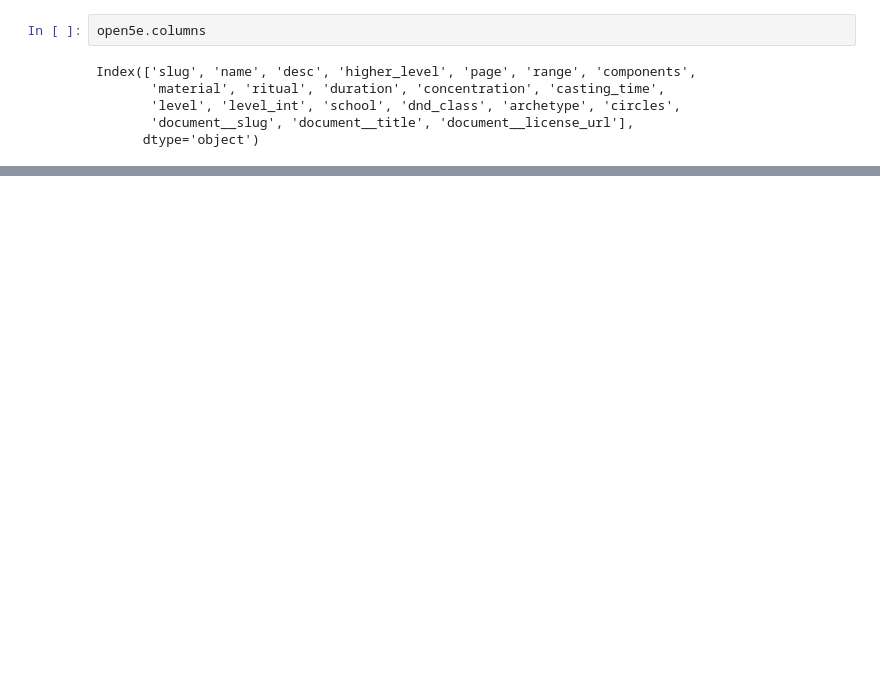
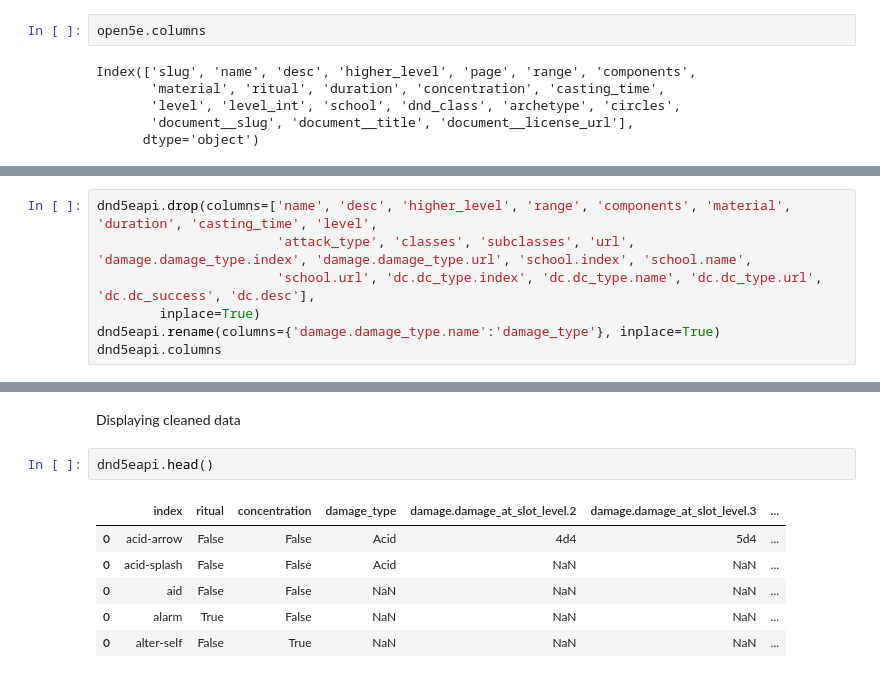
Before and after one commit to AdamSCohen/dnd_analysis, a Jupyter notebook: main.ipynb, the cells around one changed output, grey strips where cells are left out. Saved outputs shown, nothing was run; the diff lists cells and outputs as text; blank space fills up the shorter version.

```diff
--- a/main.ipynb
+++ b/main.ipynb
@@ -99,0 +212,7 @@ open5e.head()
+# %%
+dnd5eapi.drop(columns=['name', 'desc', 'higher_level', 'range', 'components', 'material', 'duration', 'casting_time', 'level',
+                       'attack_type', 'classes', 'subclasses', 'url', 'damage.damage_type.index', 'damage.damage_type.url', 'school.index', 'school.name',
+                       'school.url', 'dc.dc_type.index', 'dc.dc_type.name', 'dc.dc_type.url', 'dc.dc_success', 'dc.desc'],
+        inplace=True)
+dnd5eapi.rename(columns={'damage.damage_type.name':'damage_type'}, inplace=True)
+dnd5eapi.columns
@@ -99,0 +234,11 @@ open5e.head()
+# %% [markdown]
+Displaying cleaned data
+# %%
+dnd5eapi.head()
+# %% [output]
+|  | index | ritual | concentration | damage_type | damage.damage_at_slot_level.2 | damage.damage_at_slot_level.3 | ... |
+| 0 | acid-arrow | False | False | Acid | 4d4 | 5d4 | ... |
+| 0 | acid-splash | False | False | Acid | NaN | NaN | ... |
+| 0 | aid | False | False | NaN | NaN | NaN | ... |
+| 0 | alarm | True | False | NaN | NaN | NaN | ... |
+| 0 | alter-self | False | True | NaN | NaN | NaN | ... |
```
Also changed, not shown: parts of 26 cells of this notebook.
